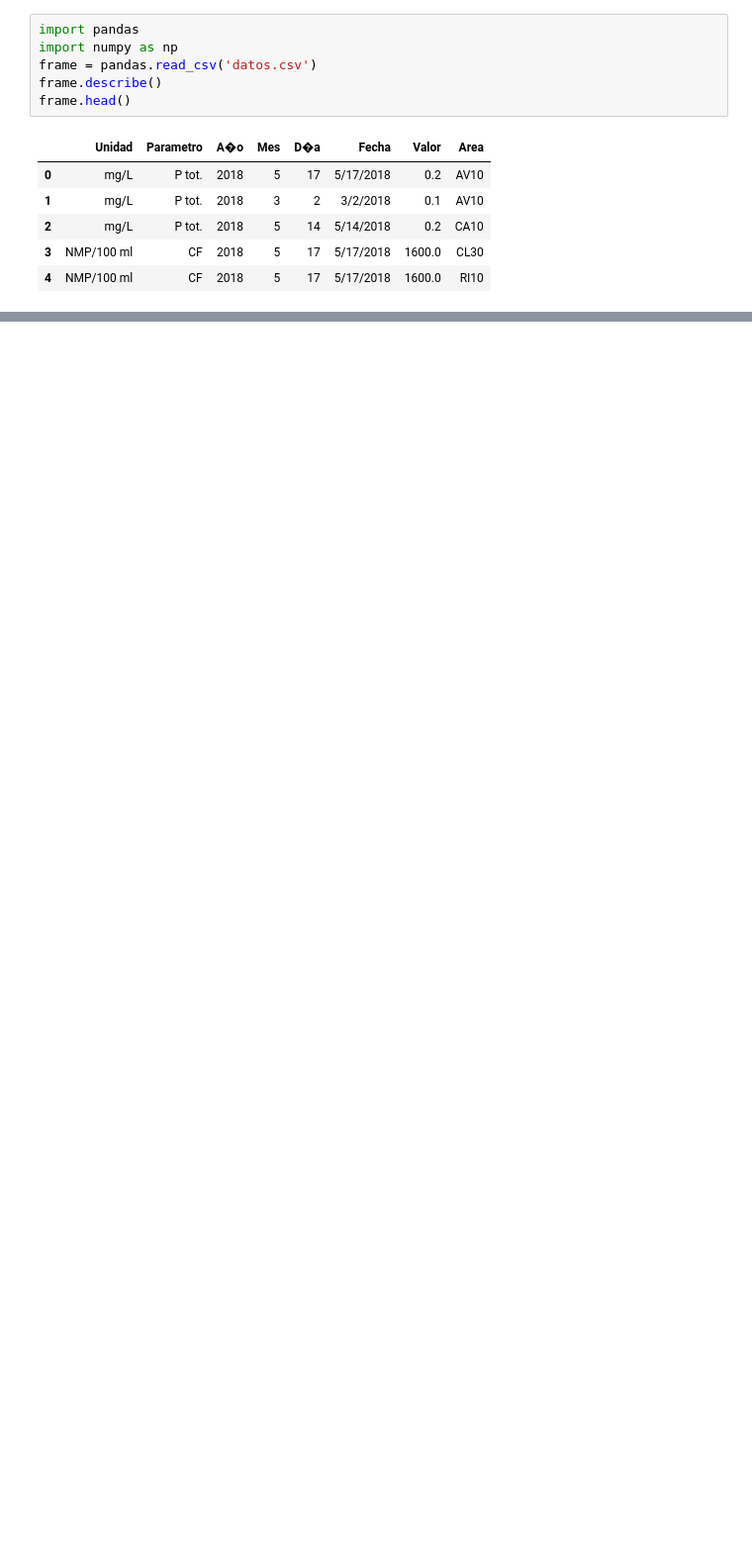
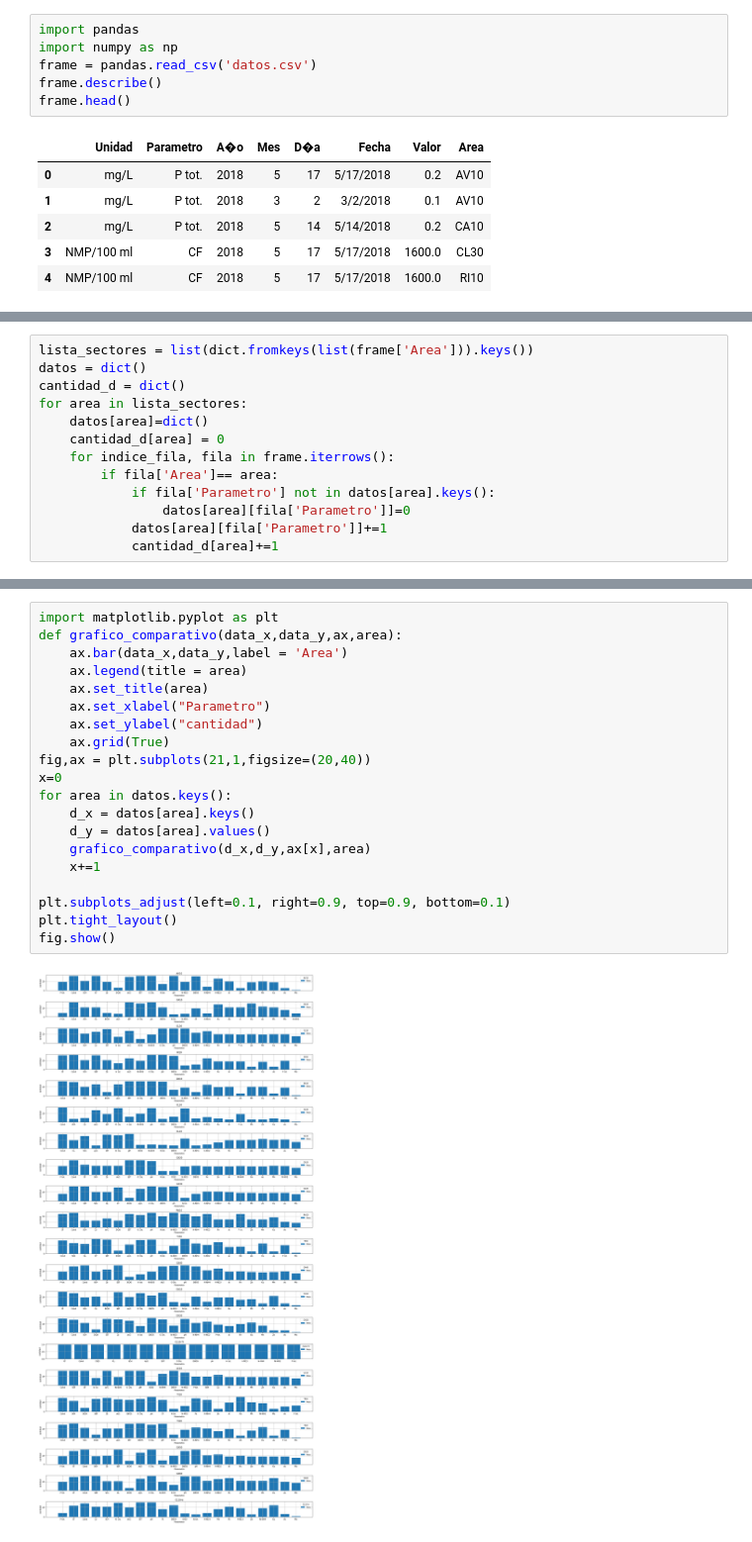
Before and after one commit to GersonPincheira/Mineria, a Jupyter notebook: la mineria.ipynb, the cells around one changed output, grey strips where cells are left out. Shown at 99% size. Saved outputs shown, nothing was run; the diff lists cells and outputs as text; blank space fills up the shorter version.

```diff
--- a/la mineria.ipynb
+++ b/la mineria.ipynb
@@ -23,0 +26,13 @@ frame_rapel.head()
+# %%
+lista_sectores = list(dict.fromkeys(list(frame['Area'])).keys())
+datos = dict()
+cantidad_d = dict()
+for area in lista_sectores:
+    datos[area]=dict()
+    cantidad_d[area] = 0
+    for indice_fila, fila in frame.iterrows():
+        if fila['Area']== area:
+            if fila['Parametro'] not in datos[area].keys():
+                datos[area][fila['Parametro']]=0
+            datos[area][fila['Parametro']]+=1
+            cantidad_d[area]+=1
@@ -23,0 +45,22 @@ frame_rapel.head()
+# %%
+import matplotlib.pyplot as plt
+def grafico_comparativo(data_x,data_y,ax,area):
+    ax.bar(data_x,data_y,label = 'Area')
+    ax.legend(title = area)
+    ax.set_title(area)
+    ax.set_xlabel("Parametro")
+    ax.set_ylabel("cantidad")
+    ax.grid(True)
+fig,ax = plt.subplots(21,1,figsize=(20,40))
+x=0
+for area in datos.keys():
+    d_x = datos[area].keys()
+    d_y = datos[area].values()
+    grafico_comparativo(d_x,d_y,ax[x],area)
+    x+=1
+
+plt.subplots_adjust(left=0.1, right=0.9, top=0.9, bottom=0.1)
+plt.tight_layout()
+fig.show()
+# %% [output]
+[figure, added]
```
Also changed, not shown: parts of 8 cells of this notebook, 1 other file.
